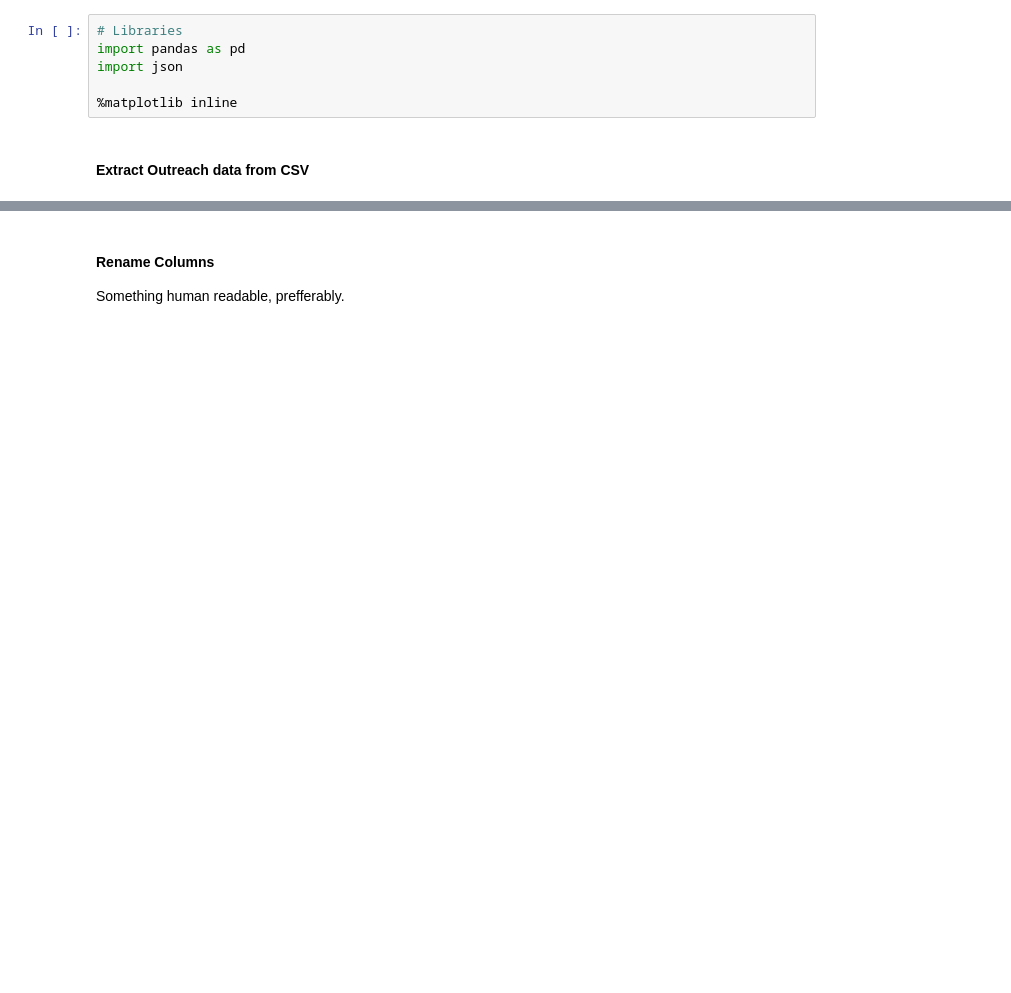
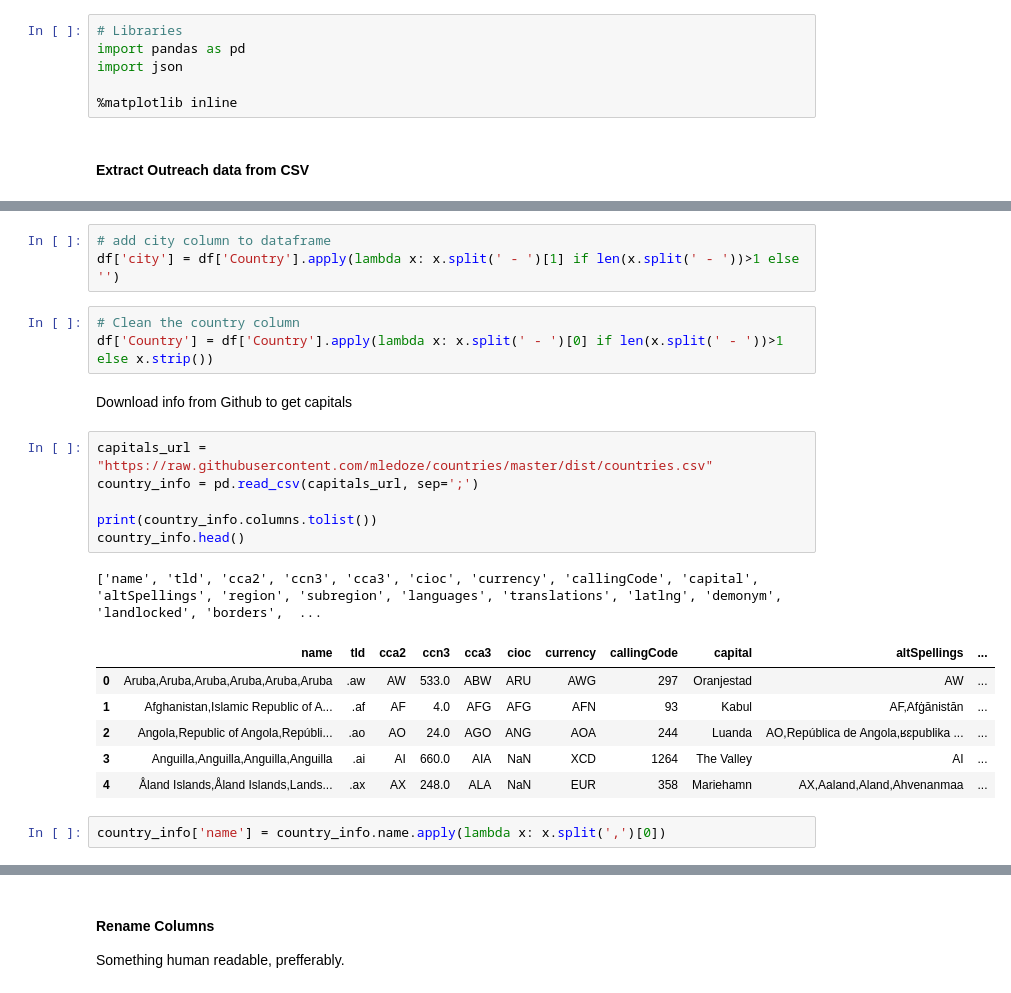
Before and after one commit to ryan-p-larson/iwp, a Jupyter notebook: notebooks/02-btl-outreach-real.ipynb, the cells around one changed output, grey strips where cells are left out. Saved outputs shown, nothing was run; the diff lists cells and outputs as text; blank space fills up the shorter version.

```diff
--- a/notebooks/02-btl-outreach-real.ipynb
+++ b/notebooks/02-btl-outreach-real.ipynb
@@ -139,0 +78,24 @@ df['Country'] = df['Country'].map(lambda x: country_aliases[x] if x in country_a
+# %%
+# add city column to dataframe
+df['city'] = df['Country'].apply(lambda x: x.split(' - ')[1] if len(x.split(' - '))>1 else '')
+# %%
+# Clean the country column
+df['Country'] = df['Country'].apply(lambda x: x.split(' - ')[0] if len(x.split(' - '))>1 else x.strip())
+# %% [markdown]
+Download info from Github to get capitals
+# %%
+capitals_url = "https://raw.githubusercontent.com/mledoze/countries/master/dist/countries.csv"
+country_info = pd.read_csv(capitals_url, sep=';')
+
+print(country_info.columns.tolist())
+country_info.head()
+# %% [output]
+['name', 'tld', 'cca2', 'ccn3', 'cca3', 'cioc', 'currency', 'callingCode', 'capital', 'altSpellings', 'region', 'subregion', 'languages', 'translations', 'latlng', 'demonym', 'landlocked', 'borders',  ...
+|  | name | tld | cca2 | ccn3 | cca3 | cioc | currency | callingCode | capital | altSpellings | ... |
+| 0 | Aruba,Aruba,Aruba,Aruba,Aruba,Aruba | .aw | AW | 533.0 | ABW | ARU | AWG | 297 | Oranjestad | AW | ... |
+| 1 | Afghanistan,Islamic Republic of A... | .af | AF | 4.0 | AFG | AFG | AFN | 93 | Kabul | AF,Afġānistān | ... |
+| 2 | Angola,Republic of Angola,Repúbli... | .ao | AO | 24.0 | AGO | ANG | AOA | 244 | Luanda | AO,República de Angola,ʁɛpublika ... | ... |
+| 3 | Anguilla,Anguilla,Anguilla,Anguilla | .ai | AI | 660.0 | AIA | NaN | XCD | 1264 | The Valley | AI | ... |
+| 4 | Åland Islands,Åland Islands,Lands... | .ax | AX | 248.0 | ALA | NaN | EUR | 358 | Mariehamn | AX,Aaland,Aland,Ahvenanmaa | ... |
+# %%
+country_info['name'] = country_info.name.apply(lambda x: x.split(',')[0])
```
Also changed, not shown: parts of 24 cells of this notebook, 1 other file.
